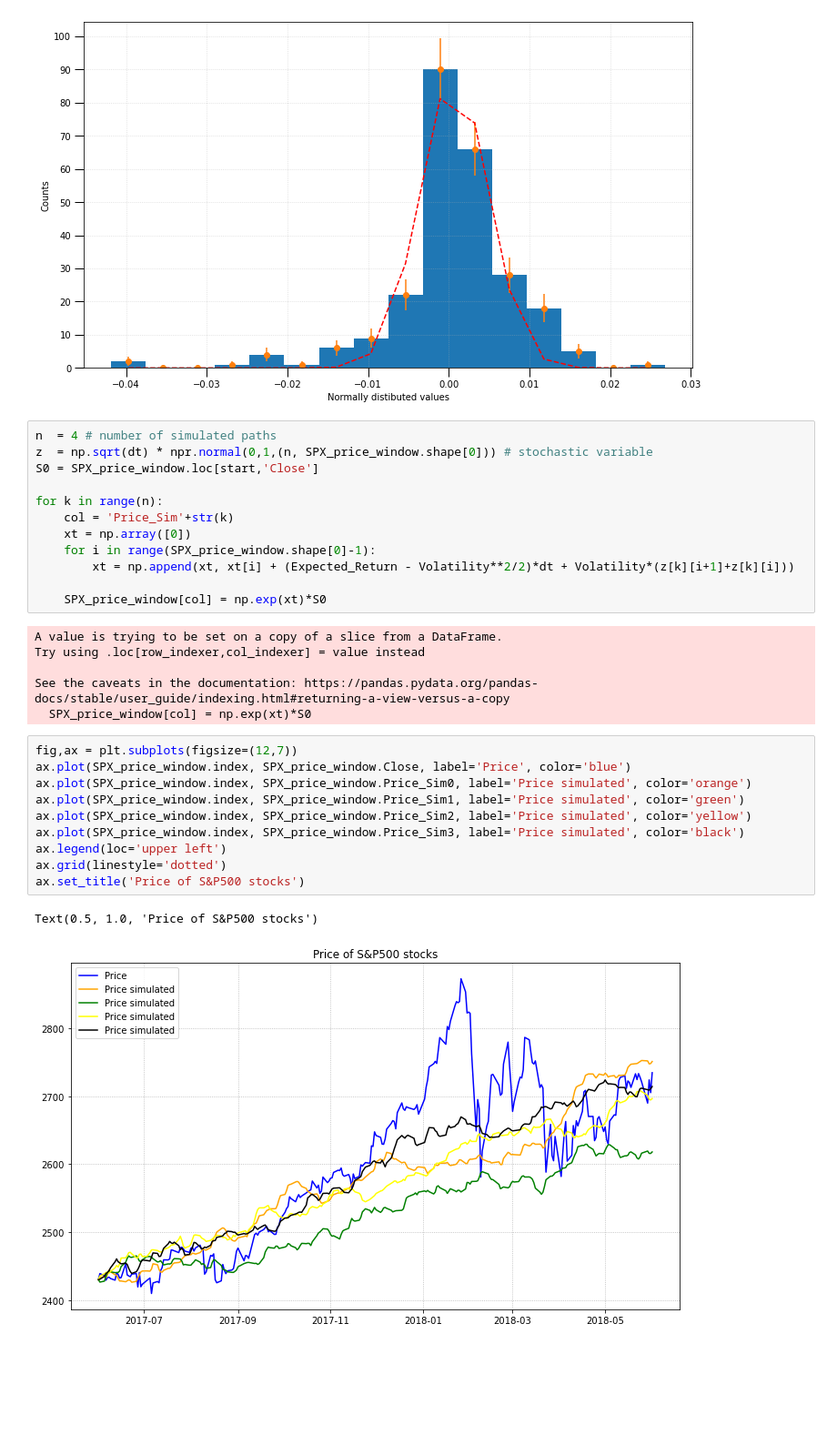
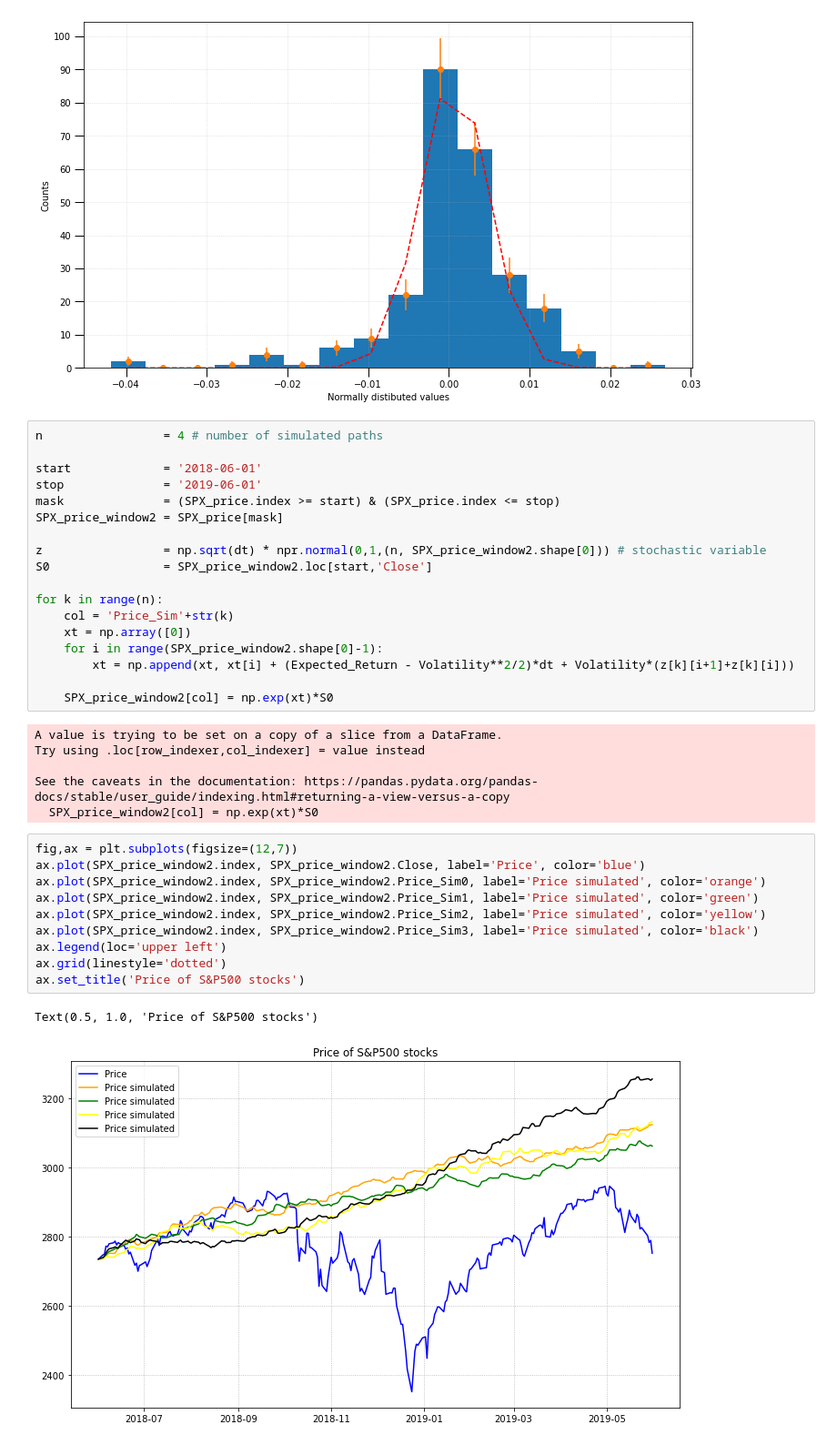
Before and after one commit to aidinattar/Volatility-carry-trading-strategy, a Jupyter notebook: Project.ipynb, the cells around one changed output. Shown at 91% size. Drawn from its saved outputs; the diff is of its cells as text; blank space fills up the shorter version.

```diff
--- a/Project.ipynb
+++ b/Project.ipynb
@@ -185,33 +185,39 @@ chi2                    =                139.37045769019753
 p-value                 =                0.0
 [figure]
 # %%
-n  = 4 # number of simulated paths
-z  = np.sqrt(dt) * npr.normal(0,1,(n, SPX_price_window.shape[0])) # stochastic variable
-S0 = SPX_price_window.loc[start,'Close']
+n                 = 4 # number of simulated paths
+
+start             = '2018-06-01'
+stop              = '2019-06-01'
+mask              = (SPX_price.index >= start) & (SPX_price.index <= stop)
+SPX_price_window2 = SPX_price[mask]
+
+z                 = np.sqrt(dt) * npr.normal(0,1,(n, SPX_price_window2.shape[0])) # stochastic variable
+S0                = SPX_price_window2.loc[start,'Close']
 
 for k in range(n):
     col = 'Price_Sim'+str(k)
     xt = np.array([0])
-    for i in range(SPX_price_window.shape[0]-1):
+    for i in range(SPX_price_window2.shape[0]-1):
         xt = np.append(xt, xt[i] + (Expected_Return - Volatility**2/2)*dt + Volatility*(z[k][i+1]+z[k][i]))
 
-    SPX_price_window[col] = np.exp(xt)*S0
+    SPX_price_window2[col] = np.exp(xt)*S0
 # %% [output]
 A value is trying to be set on a copy of a slice from a DataFrame.
 Try using .loc[row_indexer,col_indexer] = value instead
 
 See the caveats in the documentation: https://pandas.pydata.org/pandas-docs/stable/user_guide/indexing.html#returning-a-view-versus-a-copy
-  SPX_price_window[col] = np.exp(xt)*S0
+  SPX_price_window2[col] = np.exp(xt)*S0
 # %%
 fig,ax = plt.subplots(figsize=(12,7))
-ax.plot(SPX_price_window.index, SPX_price_window.Close, label='Price', color='blue')
-ax.plot(SPX_price_window.index, SPX_price_window.Price_Sim0, label='Price simulated', color='orange')
-ax.plot(SPX_price_window.index, SPX_price_window.Price_Sim1, label='Price simulated', color='green')
-ax.plot(SPX_price_window.index, SPX_price_window.Price_Sim2, label='Price simulated', color='yellow')
-ax.plot(SPX_price_window.index, SPX_price_window.Price_Sim3, label='Price simulated', color='black')
+ax.plot(SPX_price_window2.index, SPX_price_window2.Close, label='Price', color='blue')
+ax.plot(SPX_price_window2.index, SPX_price_window2.Price_Sim0, label='Price simulated', color='orange')
+ax.plot(SPX_price_window2.index, SPX_price_window2.Price_Sim1, label='Price simulated', color='green')
+ax.plot(SPX_price_window2.index, SPX_price_window2.Price_Sim2, label='Price simulated', color='yellow')
+ax.plot(SPX_price_window2.index, SPX_price_window2.Price_Sim3, label='Price simulated', color='black')
 ax.legend(loc='upper left')
 ax.grid(linestyle='dotted')
 ax.set_title('Price of S&P500 stocks')
 # %% [output]
 Text(0.5, 1.0, 'Price of S&P500 stocks')
-[figure, old version]
+[figure, new version]
```
